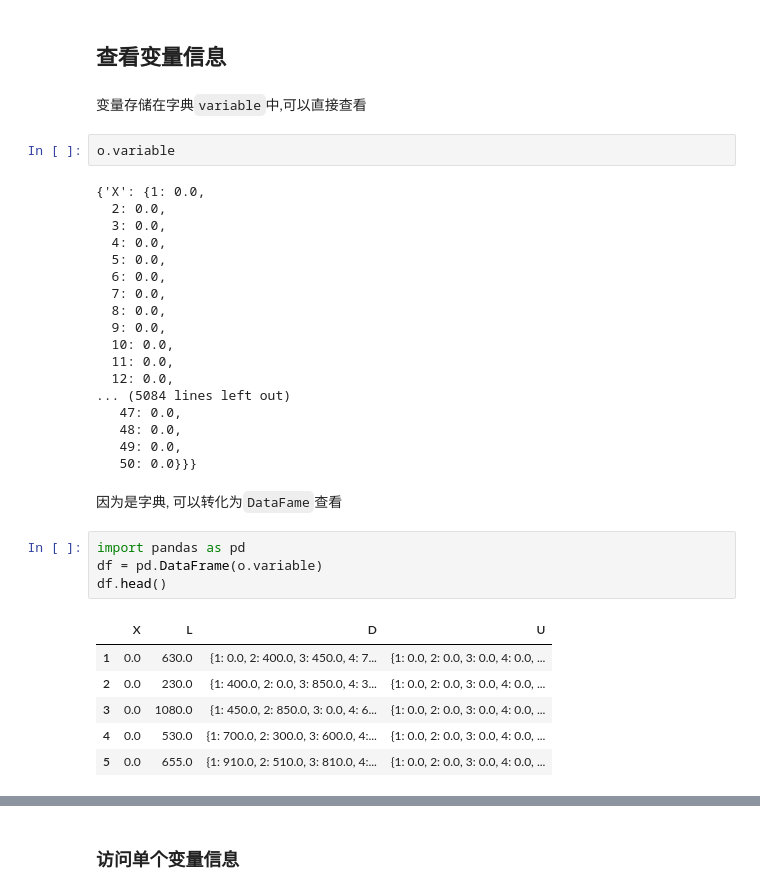
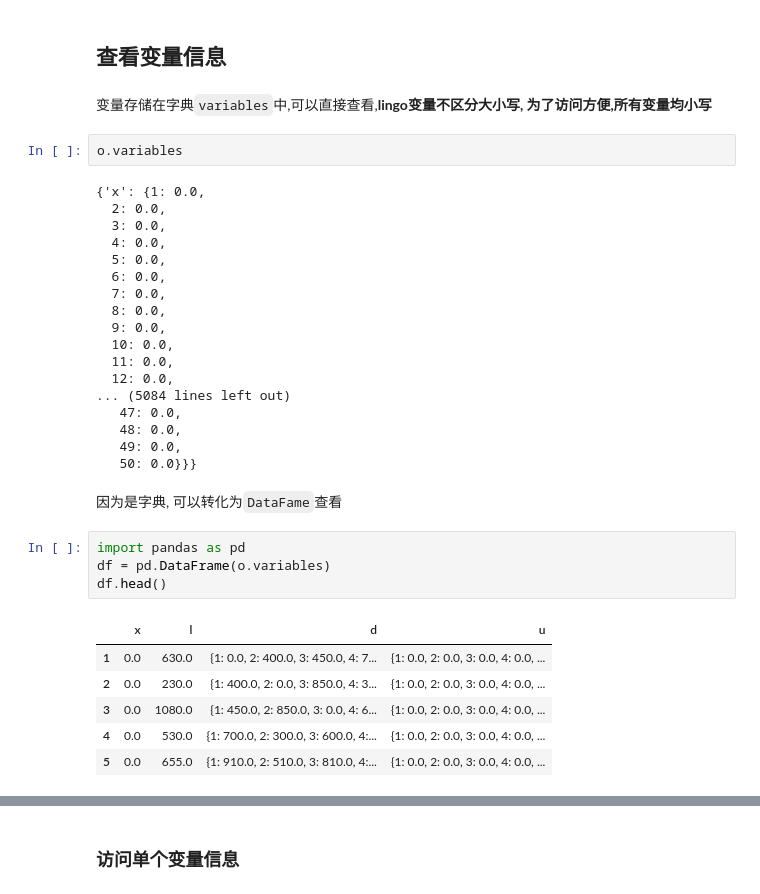
Before and after one commit to chenboshuo/small_project, a Jupyter notebook: lingo_analysis/docs/tutorial.ipynb, the cells around one changed output, grey strips where cells are left out. Saved outputs shown, nothing was run; the diff lists cells and outputs as text.

Commit message:
规范变量名 decision -> decisions variable -> variables 所有变量字母改为小写 规范美化代码

```diff
--- a/lingo_analysis/docs/tutorial.ipynb
+++ b/lingo_analysis/docs/tutorial.ipynb
@@ -133,11 +134,11 @@ o.info
 # %% [markdown]
 ## 查看变量信息
 # %% [markdown]
-变量存储在字典`variable`中,可以直接查看
+变量存储在字典`variables`中,可以直接查看,**lingo变量不区分大小写, 为了访问方便,所有变量均小写**
 # %%
-o.variable
+o.variables
 # %% [output]
-{'X': {1: 0.0,
+{'x': {1: 0.0,
   2: 0.0,
   3: 0.0,
   4: 0.0,
@@ -158,10 +159,10 @@ o.variable
 因为是字典, 可以转化为`DataFame`查看
 # %%
 import pandas as pd
-df = pd.DataFrame(o.variable)
+df = pd.DataFrame(o.variables)
 df.head()
 # %% [output]
-|  | X | L | D | U |
+|  | x | l | d | u |
 | 1 | 0.0 | 630.0 | {1: 0.0, 2: 400.0, 3: 450.0, 4: 7... | {1: 0.0, 2: 0.0, 3: 0.0, 4: 0.0, ... |
 | 2 | 0.0 | 230.0 | {1: 400.0, 2: 0.0, 3: 850.0, 4: 3... | {1: 0.0, 2: 0.0, 3: 0.0, 4: 0.0, ... |
 | 3 | 0.0 | 1080.0 | {1: 450.0, 2: 850.0, 3: 0.0, 4: 6... | {1: 0.0, 2: 0.0, 3: 0.0, 4: 0.0, ... |
```
Also changed, not shown: parts of 11 cells of this notebook, 5 other files.
